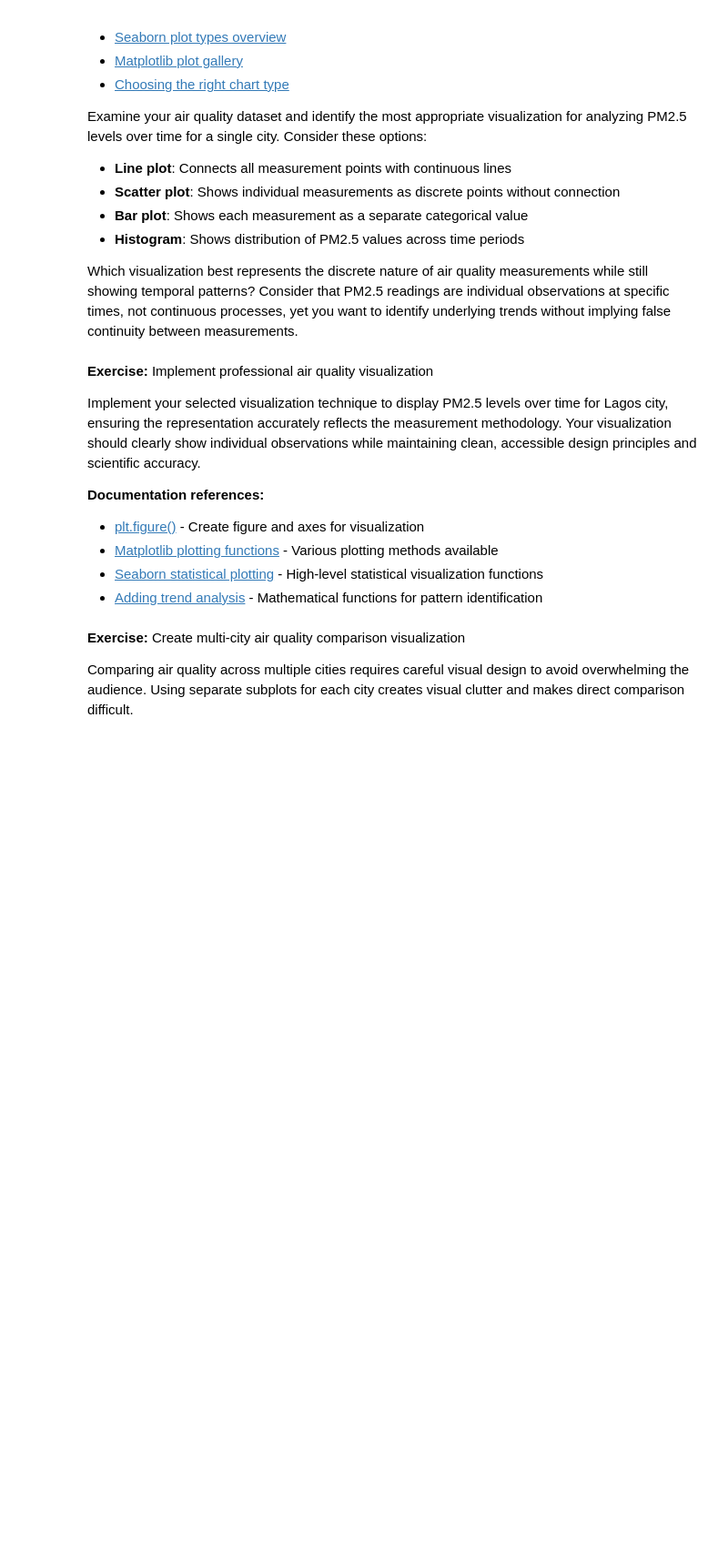
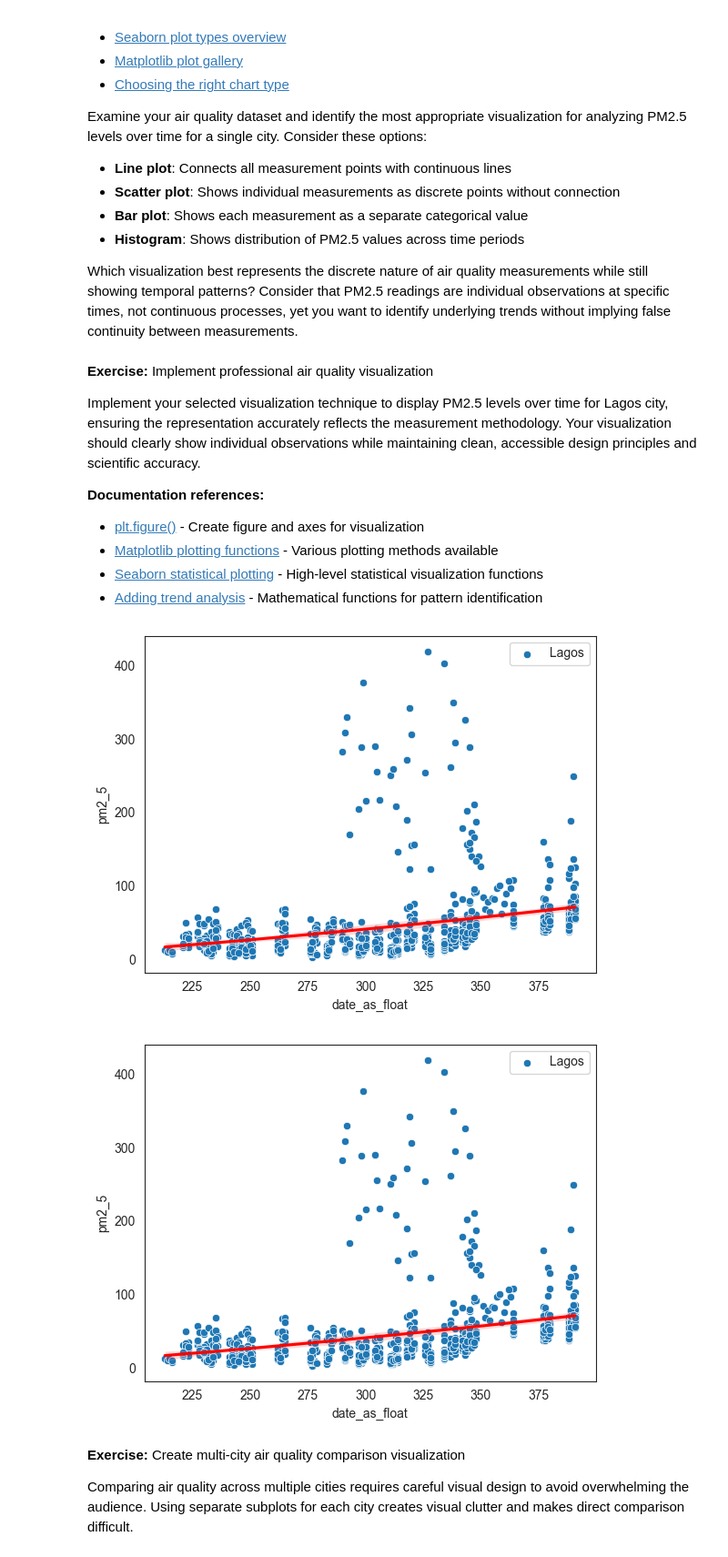
Before and after one commit to PierreAHignard/NLP-Spam-Detection, a Jupyter notebook: notebooks/air_quality_todo.ipynb, the cells around one changed output. Shown at 91% size. Saved outputs shown, nothing was run; the diff lists cells and outputs as text; code cells hidden in the pictures; blank space fills up the shorter version.

```diff
--- a/notebooks/air_quality_todo.ipynb
+++ b/notebooks/air_quality_todo.ipynb
@@ -114,6 +134,13 @@ print(train_DS["date"].tail(1).values)
 # %% [output]
 ['2023-10-25']
 ['2024-01-27']
+# %%
+# Date adaptation
+
+train_DS["date"] = pd.to_datetime(train_DS["date"], format="%Y-%m-%d")
+
+reference_date = min(train_DS['date'])
+train_DS['date_as_float'] = (train_DS['date'] - reference_date).dt.days
 # %% [markdown]
 
 ***
@@ -133,6 +160,8 @@ Effective data visualization requires consistent styling that eliminates visual
 Configure global styling settings by implementing a clean "white" background style that removes unnecessary visual elements while maintaining essential chart components. Remove grid lines and top/right spines to reduce clutter, but preserve left and bottom spines for data reference. Set slightly thicker axis lines for subtle emphasis. Additionally, apply a colorblind-friendly palette to ensure accessibility for users with color vision deficiency, making your visualizations inclusive for approximately 8% of the population.
 # %%
 # TODO Set global seaborn style - clean background without grid
+
+sns.set_style("white")
 # %%
 # TODO Set inclusive and colorblind-friendly palette
 # Using 'colorblind' palette which is accessible to colorblind users
@@ -190,8 +231,24 @@ def plot_air_quality_subplot(train_data, city_name, ax):
     # Step 5: Label axes with units
     # Step 6: Improve date readability
     # Step 7: Add legend (optional for subplots)
+
+    data_city = train_data[train_data['city'] == city_name]
+
+    sns.scatterplot(data=data_city, x="date_as_float", y='pm2_5', label=city_name, ax=ax)
+    sns.regplot(data=data_city, x="date_as_float", y="pm2_5", scatter=False, color="red", order=2, label="Polynomial trend line of order 2", ax=ax)
+
+    #ax.set_title(f"Air Quality in {city_name}")
 # %%
 # TODO Create a single subplot for Lagos
+
+fig_1, ax = plt.subplots()
+
+plot_air_quality_subplot(train_DS, "Lagos", ax)
+
+fig_1
+# %% [output]
+[figure, added]
+[figure, added]
 # %% [markdown]
 **Exercise:** Create multi-city air quality comparison visualization
 
```
Also changed, not shown: parts of 15 cells of this notebook.
